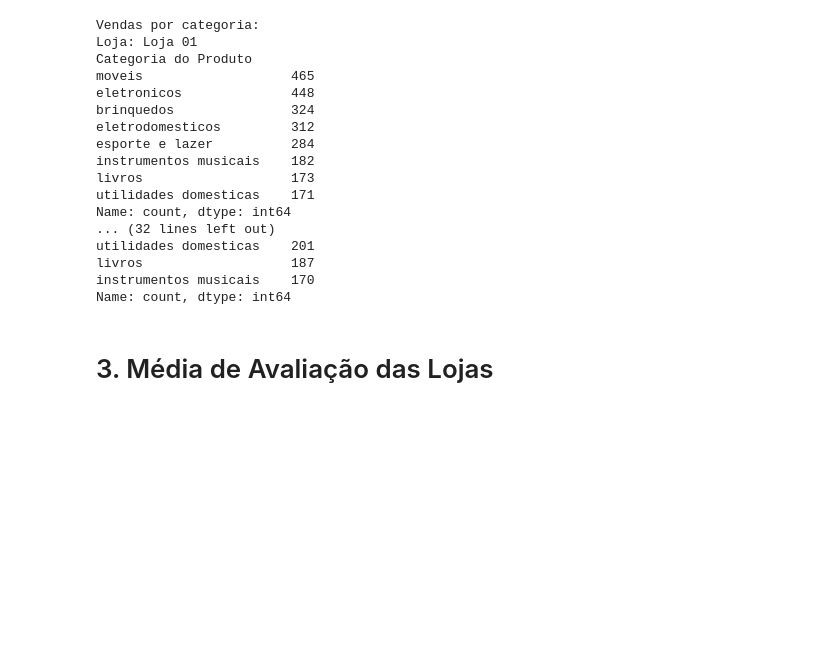
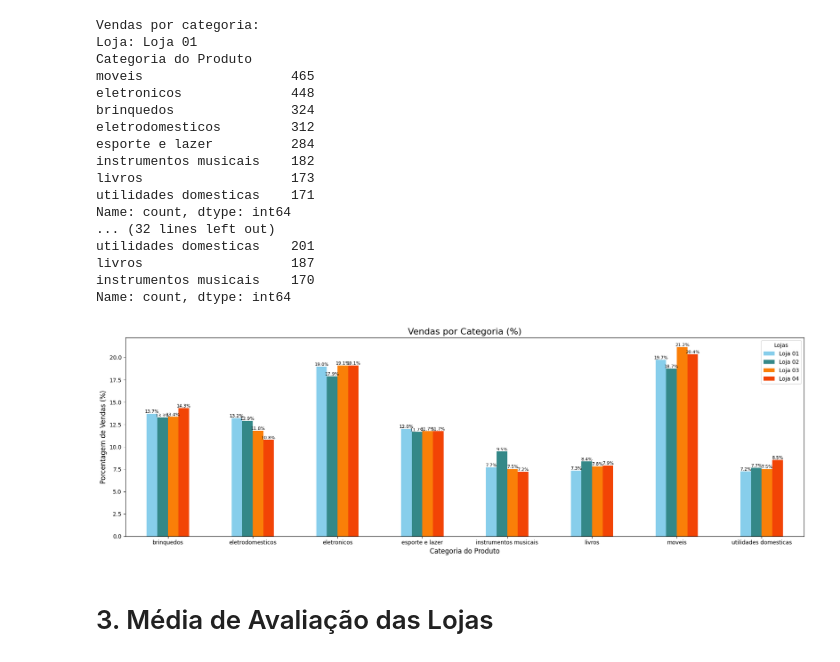
Before and after one commit to MateusSanfer/Desafio-de-codigo-AluraStore-Br, a Jupyter notebook: AluraStoreBr.ipynb, the cells around one changed output. Drawn from its saved outputs; the diff is of its cells as text; code cells hidden in the pictures; blank space fills up the shorter version.

```diff
--- a/AluraStoreBr.ipynb
+++ b/AluraStoreBr.ipynb
@@ -75,6 +98,38 @@ utilidades domesticas    201
 livros                   187
 instrumentos musicais    170
 Name: count, dtype: int64
+# %%
+lojas = [loja, loja2, loja3, loja4]
+nomes_lojas = ["Loja 01", "Loja 02", "Loja 03", "Loja 04"]
+
+vendas_de_categorias = {
+    nome: dados["Categoria do Produto"].value_counts()
+    for nome, dados in zip(nomes_lojas, lojas)
+}
+
+df = pd.DataFrame(vendas_de_categorias).fillna(0)
+df_percentual = df.apply(lambda col: (col / col.sum()) * 100)
+
+fig, ax = plt.subplots(figsize=(18, 6))
+df_percentual.plot(kind='bar', ax=ax, color=['skyblue', '#348888', '#FA7F08', '#F24405'])
+
+plt.title("Vendas por Categoria (%)", fontsize=16)
+plt.ylabel("Porcentagem de Vendas (%)" ,fontsize=12)
+plt.xlabel("Categoria do Produto" ,fontsize=12)
+plt.xticks(rotation=0, fontsize=10)
+plt.legend(title="Lojas")
+
+for p in ax.patches:
+    height = p.get_height()
+    if height > 0:
+        ax.annotate(f'{height:.1f}%',
+                    (p.get_x() + p.get_width() / 2, height),
+                    ha='center', va='bottom', fontsize=8)
+
+plt.tight_layout()
+plt.show()
+# %% [output]
+[figure, added]
 # %% [markdown]
 # 3. Média de Avaliação das Lojas
 # %%
```
Also changed, not shown: parts of 11 cells of this notebook.
